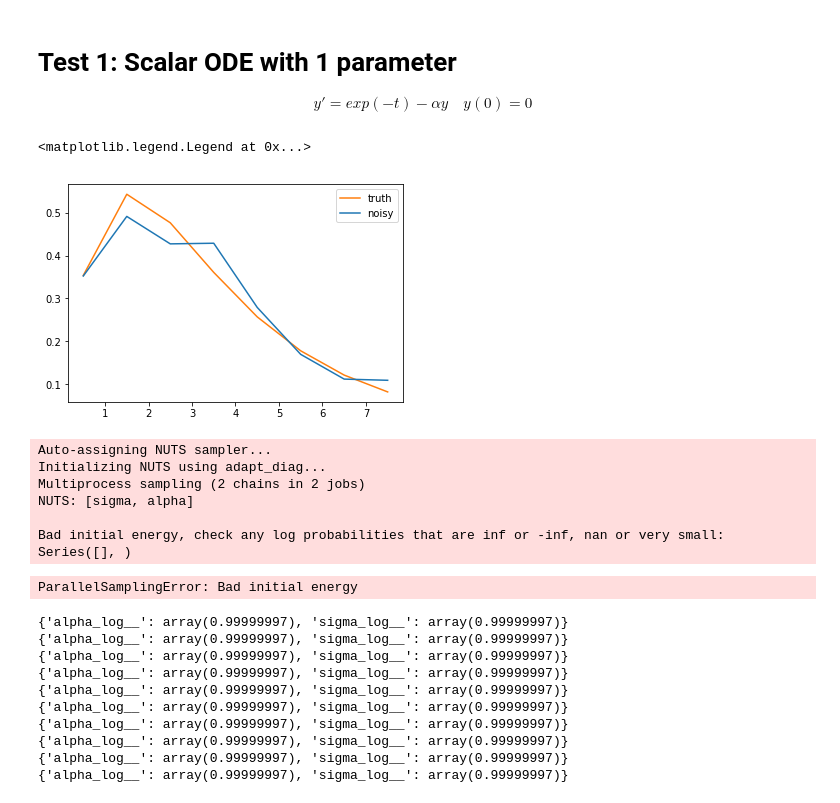
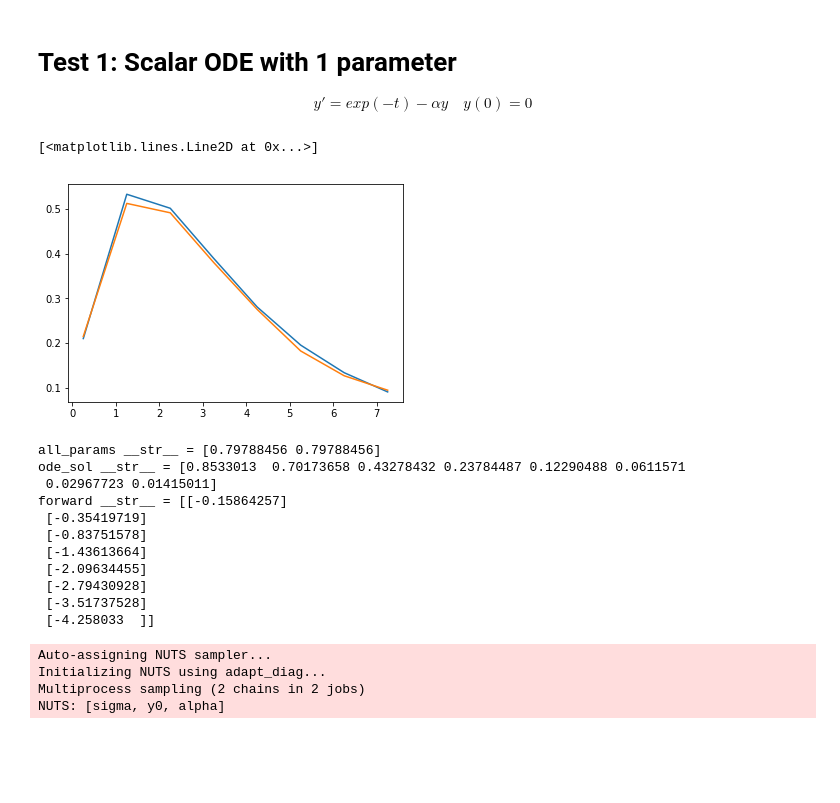
Before and after one commit to michaelosthege/ODEGSoC, a Jupyter notebook: Scripts/Test API.ipynb, the cells around one changed output. Drawn from its saved outputs; the diff is of its cells as text; code cells hidden in the pictures; blank space fills up the shorter version.

```diff
--- a/Scripts/Test API.ipynb
+++ b/Scripts/Test API.ipynb
@@ -18,11 +18,11 @@ $$ y' = exp(-t) - \alpha y \quad y(0) = 0 $$
 # %%
 #Specify how many stats, initial values, and ode parameters there are
 n_states = 1
-n_ivs = 1
+n_ics = 1
 n_odeparams = 1
 
 #Times to evaluate the solution
-times = np.arange(0.5,8,1)
+times = np.arange(0.25,8,1)
 
 #Instantiate the ODEModel
 model_1 = ODEModel(odefunc = test_ode_func_1,
@@ -30,21 +30,21 @@ model_1 = ODEModel(odefunc = test_ode_func_1,
                    t0 = 0,
                     times = times,
                     n_states = n_states,
-                    n_ivs = n_ivs,
+                    n_ics = n_ics,
                     n_odeparams = n_odeparams)
 # %%
 #Simulate the data and create data to learn from
 sims, sens = model_1.simulate([0.4,0])
-sims = sims.ravel()
 
 
-Y = lognorm.rvs(s = 0.1, scale = sims)
-plt.plot(times,sims, color = 'C1', label = 'truth')
-plt.plot(times, Y, label = 'noisy')
-plt.legend()
+Y = scipy.stats.lognorm.rvs(s = 0.1, scale = sims)
+
+
+plt.plot(times, sims)
+plt.plot(times,Y)
 # %% [output]
-<matplotlib.legend.Legend at 0x...>
+[<matplotlib.lines.Line2D at 0x...>]
-[figure, old version]
+[figure, new version]
 # %%
 # Now instantiate the theano custom ODE op
 my_ODEop = ODEop(model_1)
@@ -53,43 +53,45 @@ my_ODEop = ODEop(model_1)
 with pm.Model() as first_model:
 
     # Priors for unknown model parameters
-    alpha = pm.Lognormal('alpha',1,1)
-
-    sigma = pm.Lognormal('sigma',1,1)
+    alpha = pm.HalfNormal('alpha',1)
+    y0 = pm.HalfNormal('y0',1)
+    sigma = pm.HalfCauchy('sigma',1)
 
     # Forward model
-    all_params = pm.math.stack([alpha, 0],axis=0)
+    all_params = pm.math.stack([alpha, y0],axis=0)
+    pprint = tt.printing.Print('all_params')(all_params)
+
     ode_sol = my_ODEop(all_params)
+    oprint = tt.printing.Print('ode_sol')(ode_sol)
+
     forward = ode_sol.reshape(Y.shape)
+    fprint = tt.printing.Print('forward')(pm.math.log(forward))
+
+
 
     # Likelihood
-    Y_obs = pm.Lognormal('Y_obs', mu=np.log(forward), sd=sigma, observed=Y)
+    Y_obs = pm.Lognormal('Y_obs', mu=pm.math.log(forward), sd=sigma, observed=Y)
+#     Y_obs = pm.Normal('Y_obs', mu=forward, sd=sigma, observed=Y)
+#     Y_obs = pm.Lognormal('Y_obs', mu=forward, sd=sigma, observed=Y)
 
-    trace = pm.sample(2000, tune=1000, init='adapt_diag')
+    trace = pm.sample(500, tune=500, init='adapt_diag', target_accept = 0.99)
 
 pm.traceplot(trace)
 
 plt.show()
 # %% [output]
-Auto-assigning NUTS sampler...
-Initializing NUTS using adapt_diag...
-Multiprocess sampling (2 chains in 2 jobs)
-NUTS: [sigma, alpha]
-
-Bad initial energy, check any log probabilities that are inf or -inf, nan or very small:
-Series([], )
+all_params __str__ = [0.79788456 0.79788456]
+ode_sol __str__ = [0.8533013  0.70173658 0.43278432 0.23784487 0.12290488 0.0611571
+ 0.02967723 0.01415011]
+forward __str__ = [[-0.15864257]
+ [-0.35419719]
+ [-0.83751578]
+ [-1.43613664]
+ [-2.09634455]
+ [-2.79430928]
+ [-3.51737528]
+ [-4.258033  ]]
-ParallelSamplingError: Bad initial energy
+Auto-assigning NUTS sampler...
+Initializing NUTS using adapt_diag...
+Multiprocess sampling (2 chains in 2 jobs)
+NUTS: [sigma, y0, alpha]
-# %%
-for i in range(10):
-    print(first_model.test_point)
-# %% [output]
-{'alpha_log__': array(0.99999997), 'sigma_log__': array(0.99999997)}
-{'alpha_log__': array(0.99999997), 'sigma_log__': array(0.99999997)}
-{'alpha_log__': array(0.99999997), 'sigma_log__': array(0.99999997)}
-{'alpha_log__': array(0.99999997), 'sigma_log__': array(0.99999997)}
-{'alpha_log__': array(0.99999997), 'sigma_log__': array(0.99999997)}
-{'alpha_log__': array(0.99999997), 'sigma_log__': array(0.99999997)}
-{'alpha_log__': array(0.99999997), 'sigma_log__': array(0.99999997)}
-{'alpha_log__': array(0.99999997), 'sigma_log__': array(0.99999997)}
-{'alpha_log__': array(0.99999997), 'sigma_log__': array(0.99999997)}
-{'alpha_log__': array(0.99999997), 'sigma_log__': array(0.99999997)}
```
Also changed, not shown: parts of 6 cells of this notebook, 3 other files.
